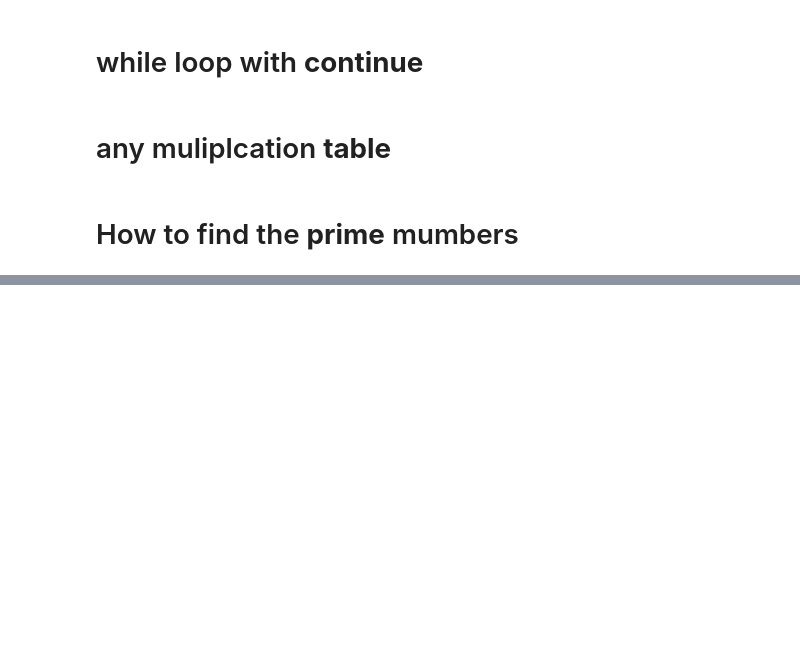
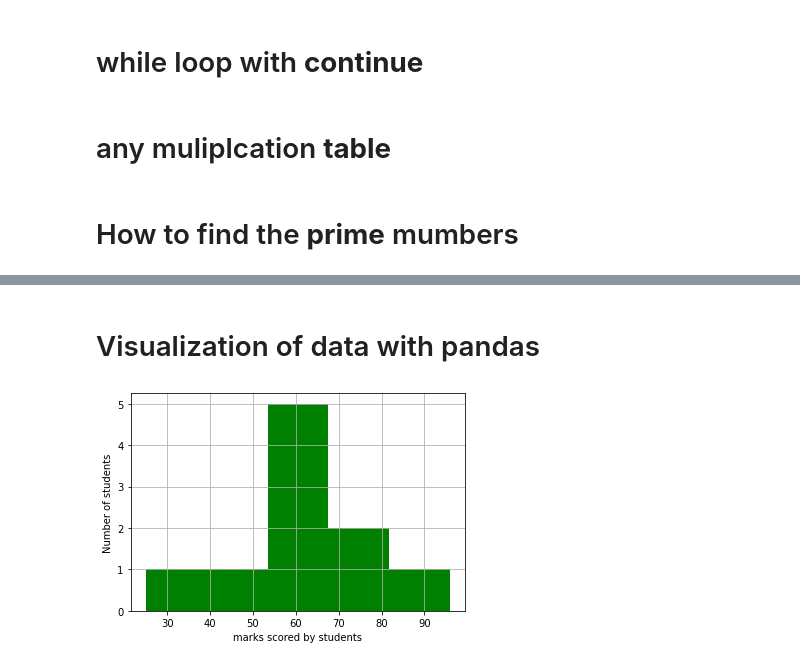
Before and after one commit to olivierla412/data_Camp, a Jupyter notebook: data_camp.ipynb, the cells around one changed output, grey strips where cells are left out. Cells and saved outputs as stored; diff of their text form; code cells hidden in the pictures; blank space fills up the shorter version.

Commit message:
sorting and filtering  data

```diff
--- a/data_camp.ipynb
+++ b/data_camp.ipynb
@@ -377,0 +388,4 @@ prime2(4)
+# %%
+my_data = 'https://raw.githubusercontent.com/houphouetla412/pen/master/student_marks.csv'
+# %%
+student_data = pd.read_csv(my_data)
@@ -377,0 +502,12 @@ prime2(4)
+# %% [markdown]
+# Visualization of data with pandas
+# %%
+student_data['Maths'].hist(bins = 5, color ='green')
+plt.xlabel('marks scored by students')
+plt.ylabel('Number of students')
+
+
+
+plt.show()
+# %% [output]
+[figure, added]
```
Also changed, not shown: parts of 27 cells of this notebook.
